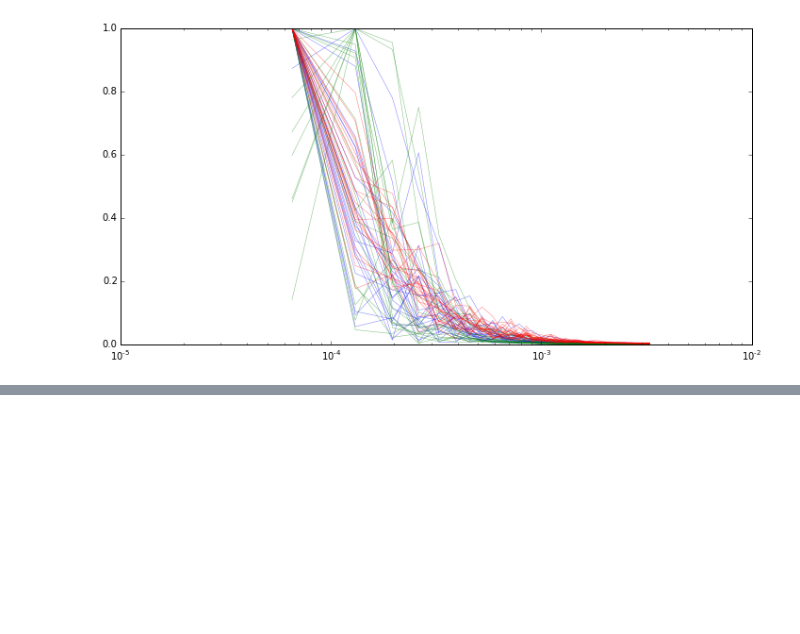
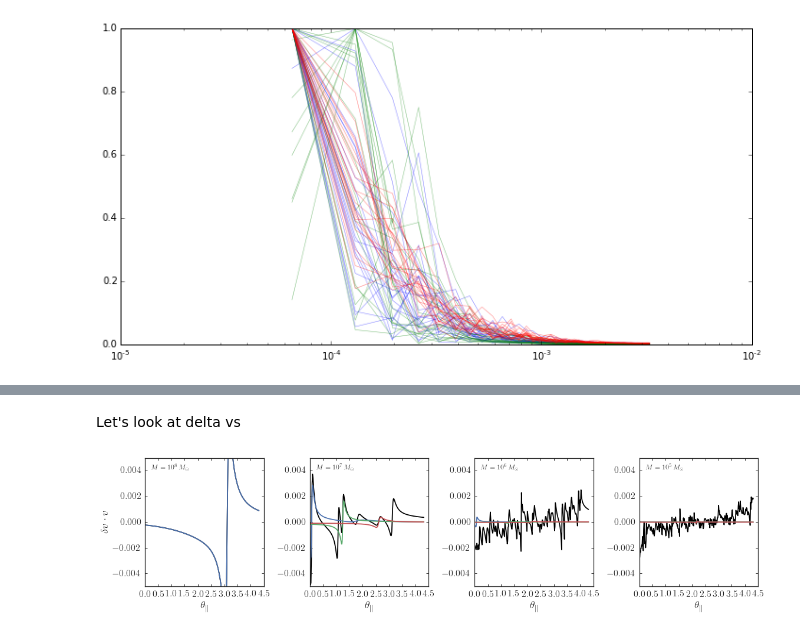
Before and after one commit to jobovy/streamgap-pepper, a Jupyter notebook: bell.ipynb, the cells around one changed output, grey strips where cells are left out. Saved outputs shown, nothing was run; the diff lists cells and outputs as text; code cells hidden in the pictures; blank space fills up the shorter version.

```diff
--- a/bell.ipynb
+++ b/bell.ipynb
@@ -112,0 +196,6 @@ print numpy.amax(numpy.median(ppy,axis=1))
+# %%
+def rs(M):
+    """Give scale radius for a given mass"""
+    return (M/10**7.)**0.4*0.25/R0
+def N(M):
+    return 10.*(10.**7./M)
@@ -112,0 +239,42 @@ print numpy.amax(numpy.median(ppy,axis=1))
+# %% [markdown]
+Let's look at delta vs
+# %%
+figsize(16,4)
+subplot(1,4,1)
+dvs, dvdotvs= randomdvs(10**8,sdfl_per_1e8_peri)
+plot(thetapars,dvdotvs[0,:])
+plot(thetapars,numpy.sum(dvdotvs,axis=0),zorder=0,color='k')
+xlabel(r'$\theta_\parallel$')
+ylabel(r'$\delta v\cdot v$')
+ylim(-0.005,0.005)
+bovy_plot.bovy_text(r'$M = 10^8\,M_\odot$',top_left=True)
+subplot(1,4,2)
+dvs, dvdotvs= randomdvs(10**7,sdfl_per_1e8_peri)
+plot(thetapars,dvdotvs[0,:])
+plot(thetapars,dvdotvs[3,:])
+plot(thetapars,dvdotvs[5,:])
+plot(thetapars,numpy.sum(dvdotvs,axis=0),zorder=0,color='k')
+xlabel(r'$\theta_\parallel$')
+ylim(-0.005,0.005)
+bovy_plot.bovy_text(r'$M = 10^7\,M_\odot$',top_left=True)
+subplot(1,4,3)
+dvs, dvdotvs= randomdvs(10**6,sdfl_per_1e8_peri)
+plot(thetapars,dvdotvs[0,:])
+plot(thetapars,dvdotvs[30,:])
+plot(thetapars,dvdotvs[50,:])
+plot(thetapars,numpy.sum(dvdotvs,axis=0),zorder=0,color='k')
+xlabel(r'$\theta_\parallel$')
+ylim(-0.005,0.005)
+bovy_plot.bovy_text(r'$M = 10^6\,M_\odot$',top_left=True)
+subplot(1,4,4)
+dvs, dvdotvs= randomdvs(10**5,sdfl_per_1e8_peri)
+plot(thetapars,dvdotvs[0,:])
+plot(thetapars,dvdotvs[300,:])
+plot(thetapars,dvdotvs[500,:])
+plot(thetapars,numpy.sum(dvdotvs,axis=0),zorder=0,color='k')
+xlabel(r'$\theta_\parallel$')
+ylim(-0.005,0.005)
+bovy_plot.bovy_text(r'$M = 10^5\,M_\odot$',top_left=True)
+tight_layout()
+# %% [output]
+[figure, added]
```
Also changed, not shown: parts of 20 cells of this notebook.
